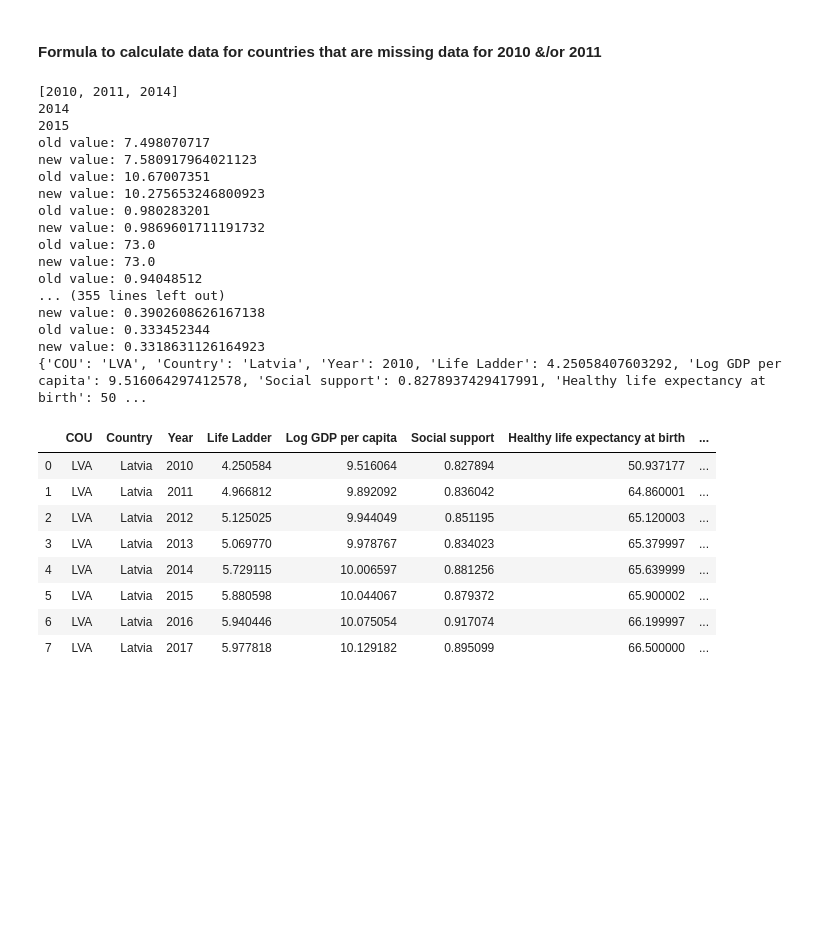
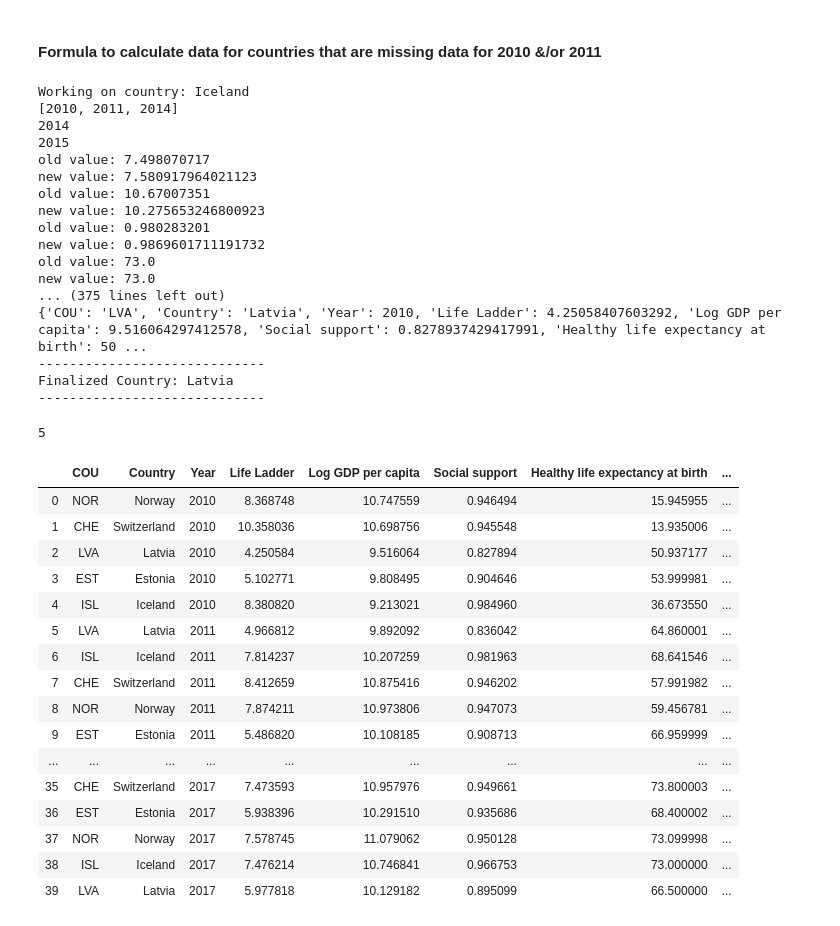
Before and after one commit to JosefinaAureaAmaro/04_Project_Python_MachineLearning, a Jupyter notebook: static/py/Data_Cleaning_&_Consolidation_Annual_Reporting.ipynb, the cells around one changed output. Drawn from its saved outputs; the diff is of its cells as text; code cells hidden in the pictures; blank space fills up the shorter version.

Commit message:
data curation and cleaning process complete

```diff
--- a/static/py/Data_Cleaning_&_Consolidation_Annual_Reporting.ipynb
+++ b/static/py/Data_Cleaning_&_Consolidation_Annual_Reporting.ipynb
@@ -1288,12 +1294,3 @@ countries_to_analyze_part_2 = list(analyzed_countries_data_part_2['Country'].val
 countries_to_analyze_part_2
 # %% [output]
 ['Iceland', 'Norway', 'Switzerland', 'Estonia', 'Latvia']
-# %%
-#### to iterate through countries in 'countries_to_analyze_part_2'
-country_review_part_2 = un_happiness_report_analyzed_part_1.loc[un_happiness_report_analyzed_part_1['Country'] == 'Iceland']
-
-# to get a list of data per country by annual row
-data_row_per_country = country_review_part_2.to_dict('split')
-# to index the data from the rows
-data_per_country = data_row_per_country['data']
-data_per_country
@@ -1319,12 +1298,15 @@ data_per_country
 #### Formula to calculate data for countries that are missing data for 2010 &/or  2011
 # %%
 analyzed_years_per_country = []
-
+missing_annual_data = []
+final_countries_df = []
 
 for country in countries_to_analyze_part_2:
 
     #### to iterate through countries in 'countries_to_analyze_part_2'
     country_review_part_2 = un_happiness_report_analyzed_part_1.loc[un_happiness_report_analyzed_part_1['Country'] == country]
+
+    print(f'Working on country: {country}')
 
     # to get a list of data per country by annual row
     data_row_per_country = country_review_part_2.to_dict('split')
@@ -1438,11 +1420,25 @@ for country in countries_to_analyze_part_2:
         # to make a dataframe out of dictionary
         missing_row_df = pd.DataFrame(missing_row_dict, index=[0])
 
+        #to store missing rows of data
+        missing_annual_data.append(missing_row_df)
+
         #to concat new row to original table
         analyzed_df = pd.concat([country_review_part_2,missing_row_df],ignore_index=True).sort_values(by='Year').reset_index(drop=True)
 
         analyzed_years_per_country.append(analyzed_df)
+
+    # to make a combined list of the original df & the missing row df
+    missing_annual_data.append(country_review_part_2)
+
+    final_df = pd.concat(missing_annual_data,ignore_index=True).sort_values(by='Year').reset_index(drop=True)
+    final_countries_df.append(final_df)
+
+    print('-----------------------------')
+    print(f"Finalized Country: {country}")
+    print('-----------------------------')
 # %% [output]
+Working on country: Iceland
 [2010, 2011, 2014]
 2014
 2015
@@ -1454,21 +1450,32 @@ old value: 0.980283201
 new value: 0.9869601711191732
 old value: 73.0
 new value: 73.0
-old value: 0.94048512
-... (355 lines left out)
-new value: 0.3902608626167138
-old value: 0.333452344
-new value: 0.3318631126164923
+... (375 lines left out)
 {'COU': 'LVA', 'Country': 'Latvia', 'Year': 2010, 'Life Ladder': 4.25058407603292, 'Log GDP per capita': 9.516064297412578, 'Social support': 0.8278937429417991, 'Healthy life expectancy at birth': 50 ...
+-----------------------------
+Finalized Country: Latvia
+-----------------------------
-# %%
-analyzed_years_per_country[-1]
-# %% [output]
-|  | COU | Country | Year | Life Ladder | Log GDP per capita | Social support | Healthy life expectancy at birth | ... |
-| 0 | LVA | Latvia | 2010 | 4.250584 | 9.516064 | 0.827894 | 50.937177 | ... |
-| 1 | LVA | Latvia | 2011 | 4.966812 | 9.892092 | 0.836042 | 64.860001 | ... |
-| 2 | LVA | Latvia | 2012 | 5.125025 | 9.944049 | 0.851195 | 65.120003 | ... |
-| 3 | LVA | Latvia | 2013 | 5.069770 | 9.978767 | 0.834023 | 65.379997 | ... |
-| 4 | LVA | Latvia | 2014 | 5.729115 | 10.006597 | 0.881256 | 65.639999 | ... |
-| 5 | LVA | Latvia | 2015 | 5.880598 | 10.044067 | 0.879372 | 65.900002 | ... |
-| 6 | LVA | Latvia | 2016 | 5.940446 | 10.075054 | 0.917074 | 66.199997 | ... |
-| 7 | LVA | Latvia | 2017 | 5.977818 | 10.129182 | 0.895099 | 66.500000 | ... |
+# %%
+len(final_countries_df)
+# %% [output]
+5
+# %%
+final_countries_df[4]
+# %% [output]
+|  | COU | Country | Year | Life Ladder | Log GDP per capita | Social support | Healthy life expectancy at birth | ... |
+| 0 | NOR | Norway | 2010 | 8.368748 | 10.747559 | 0.946494 | 15.945955 | ... |
+| 1 | CHE | Switzerland | 2010 | 10.358036 | 10.698756 | 0.945548 | 13.935006 | ... |
+| 2 | LVA | Latvia | 2010 | 4.250584 | 9.516064 | 0.827894 | 50.937177 | ... |
+| 3 | EST | Estonia | 2010 | 5.102771 | 9.808495 | 0.904646 | 53.999981 | ... |
+| 4 | ISL | Iceland | 2010 | 8.380820 | 9.213021 | 0.984960 | 36.673550 | ... |
+| 5 | LVA | Latvia | 2011 | 4.966812 | 9.892092 | 0.836042 | 64.860001 | ... |
+| 6 | ISL | Iceland | 2011 | 7.814237 | 10.207259 | 0.981963 | 68.641546 | ... |
+| 7 | CHE | Switzerland | 2011 | 8.412659 | 10.875416 | 0.946202 | 57.991982 | ... |
+| 8 | NOR | Norway | 2011 | 7.874211 | 10.973806 | 0.947073 | 59.456781 | ... |
+| 9 | EST | Estonia | 2011 | 5.486820 | 10.108185 | 0.908713 | 66.959999 | ... |
+| ... | ... | ... | ... | ... | ... | ... | ... | ... |
+| 35 | CHE | Switzerland | 2017 | 7.473593 | 10.957976 | 0.949661 | 73.800003 | ... |
+| 36 | EST | Estonia | 2017 | 5.938396 | 10.291510 | 0.935686 | 68.400002 | ... |
+| 37 | NOR | Norway | 2017 | 7.578745 | 11.079062 | 0.950128 | 73.099998 | ... |
+| 38 | ISL | Iceland | 2017 | 7.476214 | 10.746841 | 0.966753 | 73.000000 | ... |
+| 39 | LVA | Latvia | 2017 | 5.977818 | 10.129182 | 0.895099 | 66.500000 | ... |
```
Also changed, not shown: parts of 29 cells of this notebook.
